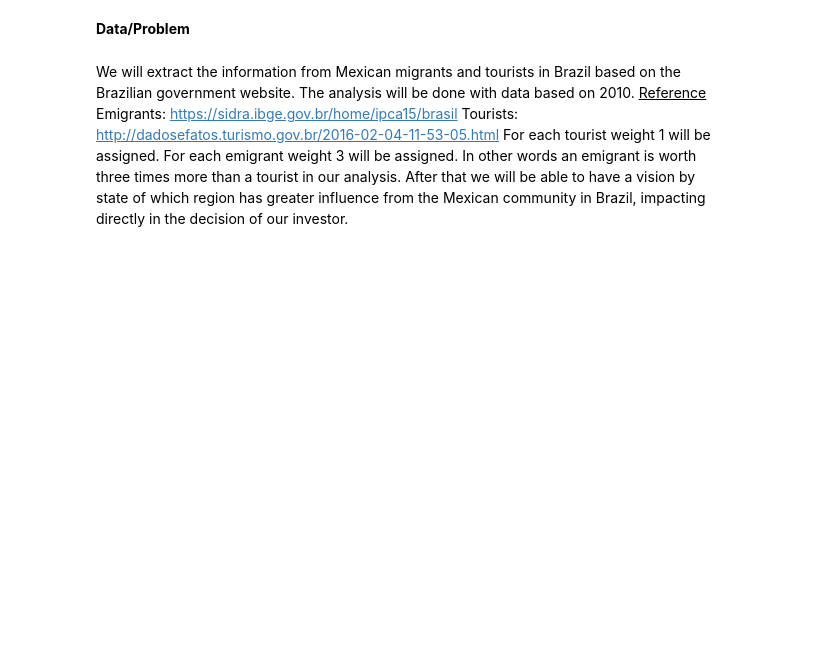
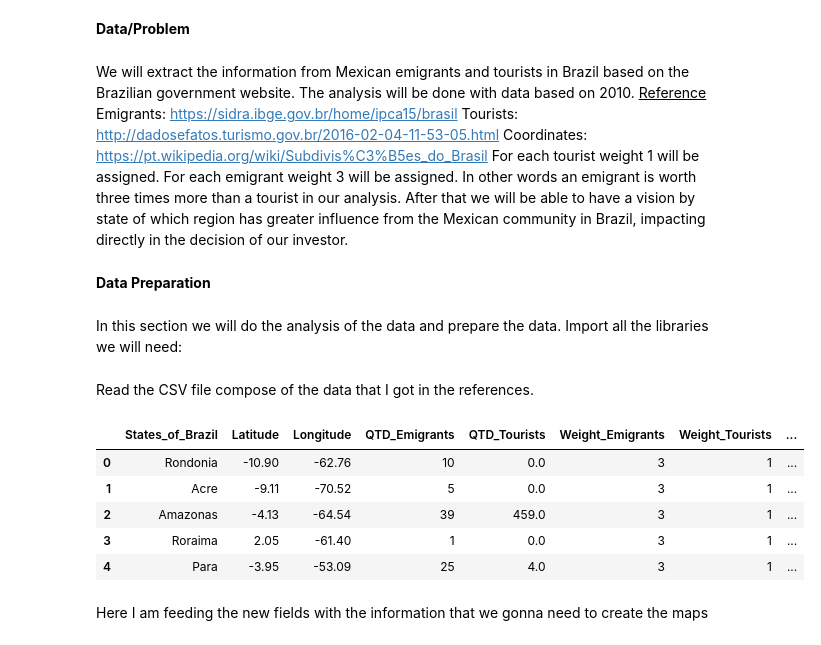
Before and after one commit to guijf93/Coursera_Capstone, a Jupyter notebook: Capstone Project - The Battle of Neighborhoods.ipynb, the cells around one changed output. Saved outputs shown, nothing was run; the diff lists cells and outputs as text; code cells hidden in the pictures; blank space fills up the shorter version.

```diff
--- a/Capstone Project - The Battle of Neighborhoods.ipynb
+++ b/Capstone Project - The Battle of Neighborhoods.ipynb
@@ -9,12 +9,19 @@ Our job will be to assist this investor in identifying which states can bring th
 # %% [markdown]
 <b>Data/Problem</b>
 # %% [markdown]
-We will extract the information from Mexican migrants and tourists in Brazil based on the Brazilian government website. The analysis will be done with data based on 2010.
+We will extract the information from Mexican emigrants and tourists in Brazil based on the Brazilian government website. The analysis will be done with data based on 2010.
 </br>
 </br> <u>Reference</u>
 </br>Emigrants: https://sidra.ibge.gov.br/home/ipca15/brasil
 </br>Tourists: http://dadosefatos.turismo.gov.br/2016-02-04-11-53-05.html
+</br>Coordinates: https://pt.wikipedia.org/wiki/Subdivis%C3%B5es_do_Brasil
 </br>
 </br>For each tourist weight 1 will be assigned. For each emigrant weight 3 will be assigned. In other words an emigrant is worth three times more than a tourist in our analysis.
 </br>
 </br>After that we will be able to have a vision by state of which region has greater influence from the Mexican community in Brazil, impacting directly in the decision of our investor.
+# %% [markdown]
+<b>Data Preparation</b>
+# %% [markdown]
+In this section we will do the analysis of the data and prepare the data.
+</br></br>
+Import all the libraries we will need:
@@ -20,0 +36,24 @@ We will extract the information from Mexican migrants and tourists in Brazil bas
+# %% [markdown]
+Read the CSV file compose of the data that I got in the references.
+# %%
+df = pd.read_csv('Quantity of mexicans living and doing tourism in Brazil on 2010.csv')
+
+#Remove all the Nan values of the table
+df.fillna(0, inplace=True)
+
+#Add new colums:
+# QTD_TOTAL: Contain the impact of each state. A higher number is a better impact.
+df['QTD_Total'] = 0
+# RADIUS: Contain the radius value to be shown in the map
+df['Radius'] = 0
+
+df.head()
+# %% [output]
+|  | States_of_Brazil | Latitude | Longitude | QTD_Emigrants | QTD_Tourists | Weight_Emigrants | Weight_Tourists | ... |
+| 0 | Rondonia | -10.90 | -62.76 | 10 | 0.0 | 3 | 1 | ... |
+| 1 | Acre | -9.11 | -70.52 | 5 | 0.0 | 3 | 1 | ... |
+| 2 | Amazonas | -4.13 | -64.54 | 39 | 459.0 | 3 | 1 | ... |
+| 3 | Roraima | 2.05 | -61.40 | 1 | 0.0 | 3 | 1 | ... |
+| 4 | Para | -3.95 | -53.09 | 25 | 4.0 | 3 | 1 | ... |
+# %% [markdown]
+Here I am feeding the new fields with the information that we gonna need to create the maps
```
Also changed, not shown: parts of 17 cells of this notebook.
